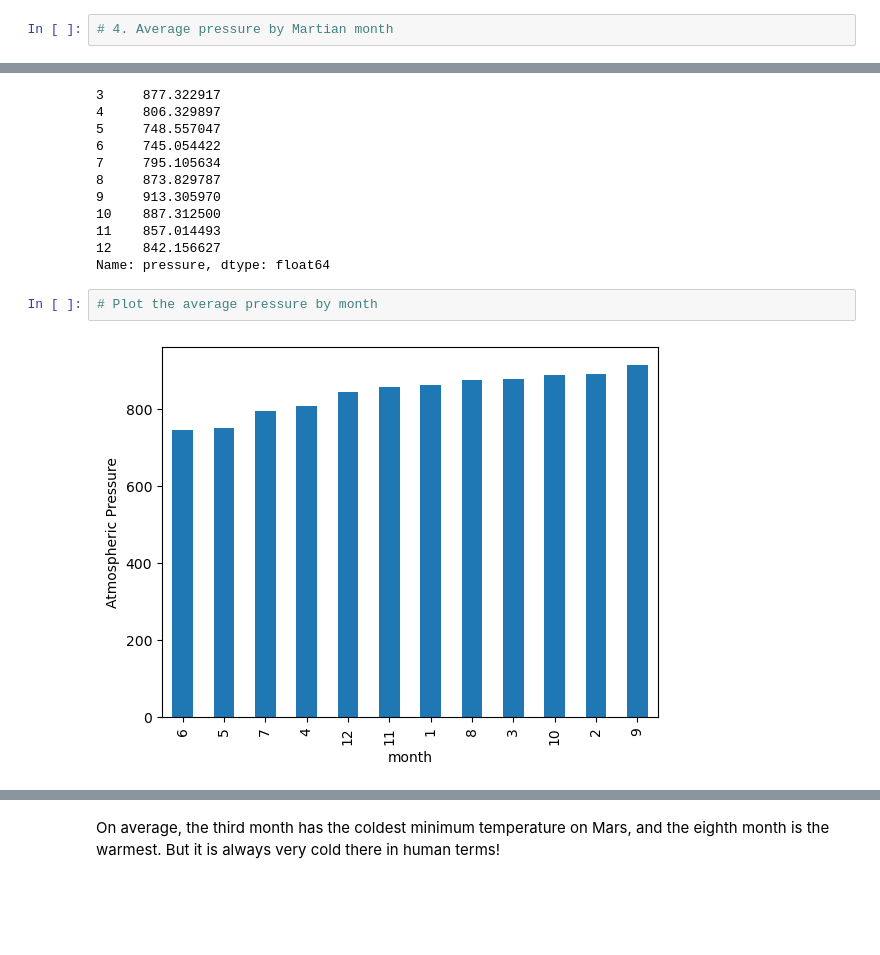
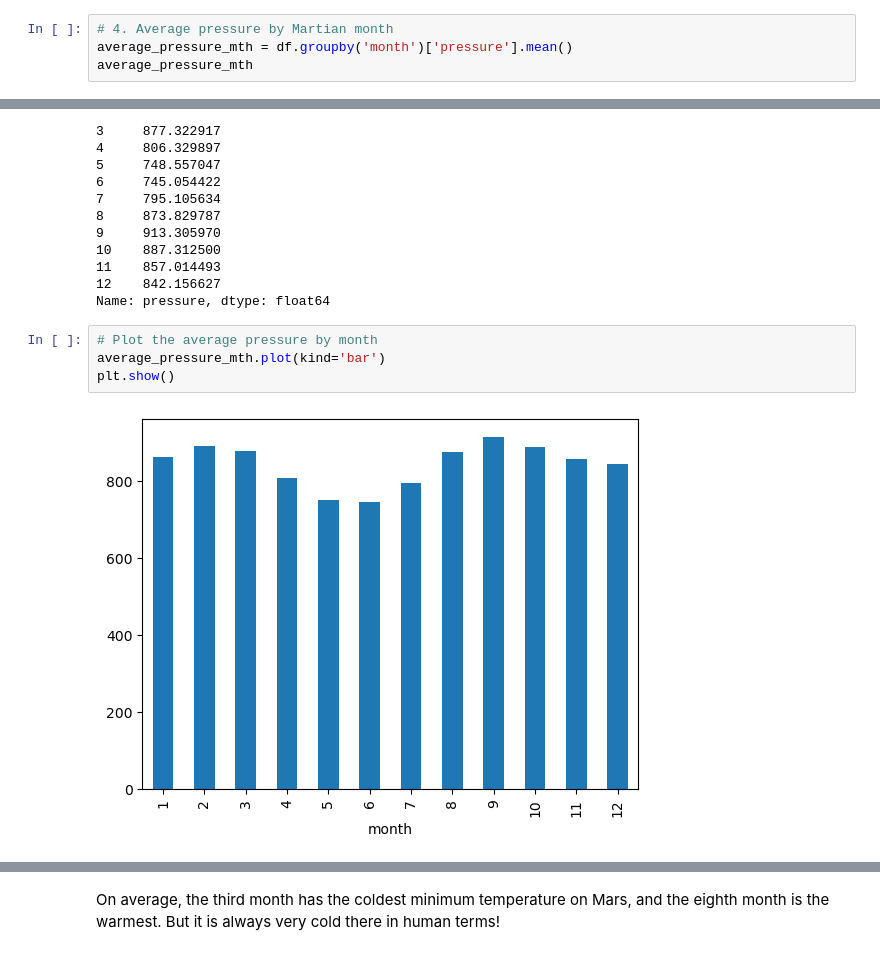
Before and after one commit to bseri0/webscrape_mars, a Jupyter notebook: part_2_mars_weather.ipynb, the cells around one changed output, grey strips where cells are left out. Drawn from its saved outputs; the diff is of its cells as text; blank space fills up the shorter version.

```diff
--- a/part_2_mars_weather.ipynb
+++ b/part_2_mars_weather.ipynb
@@ -192,5 +189,7 @@ Name: min_temp, dtype: float64
 # %%
 # 4. Average pressure by Martian month
+average_pressure_mth = df.groupby('month')['pressure'].mean()
+average_pressure_mth
 # %% [output]
 month
 1     862.488506
@@ -208,7 +207,9 @@ month
 Name: pressure, dtype: float64
 # %%
 # Plot the average pressure by month
+average_pressure_mth.plot(kind='bar')
+plt.show()
 # %% [output]
-[figure, old version]
+[figure, new version]
 # %%
 # 5. How many terrestrial (earth) days are there in a Martian year?
```
Also changed, not shown: parts of 9 cells of this notebook.
